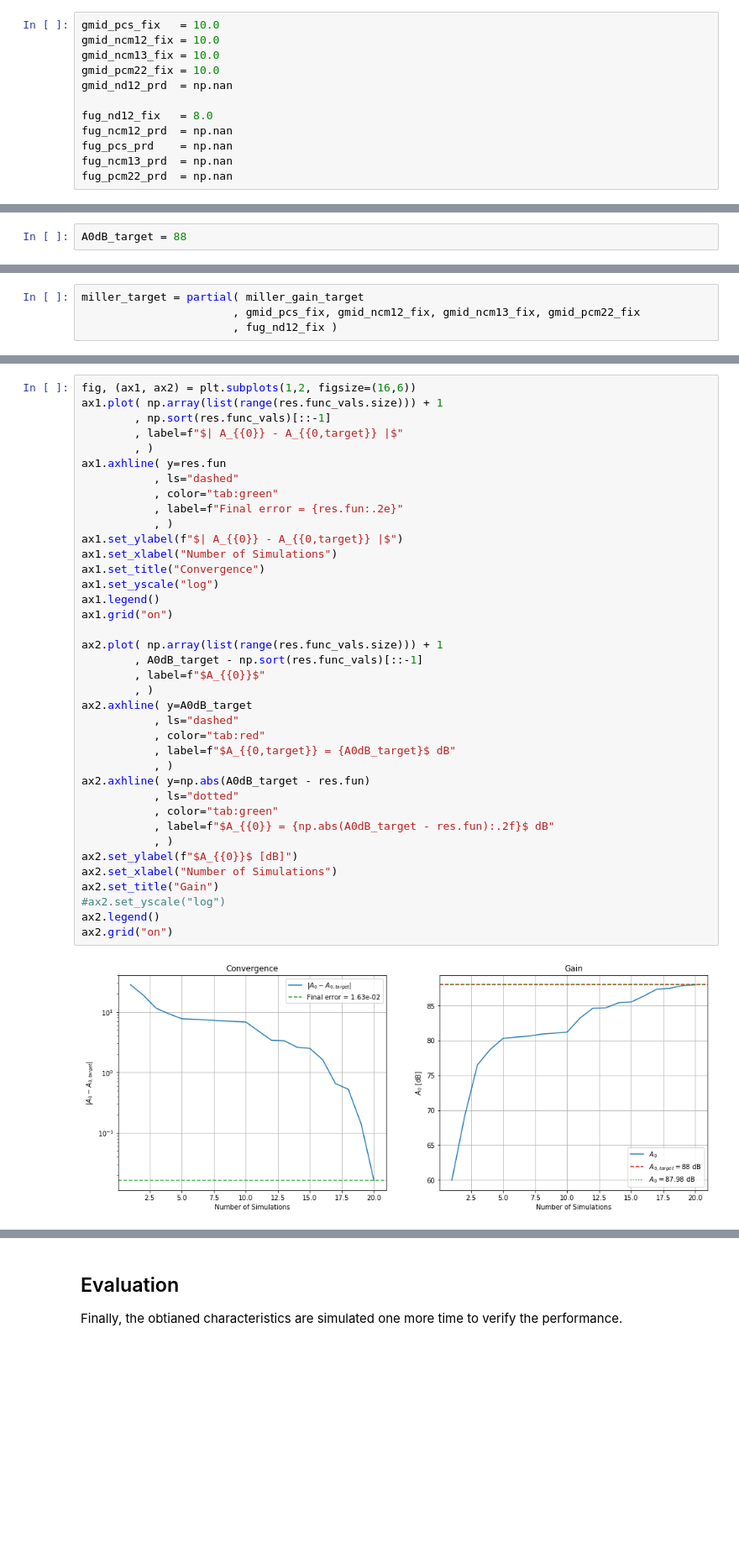
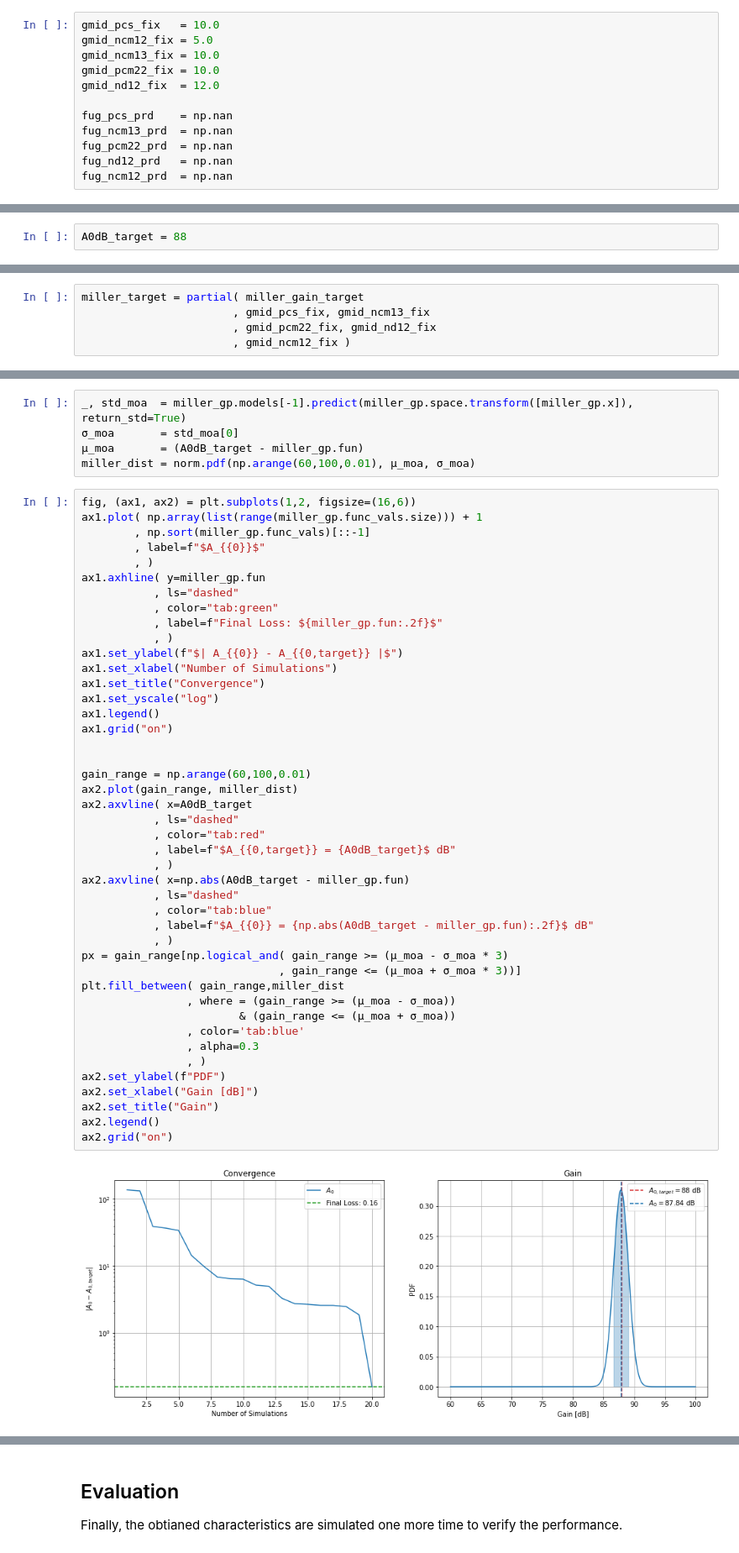
Before and after one commit to AugustUnderground/smacd2021-b4.4, a Jupyter notebook: notebooks/moa_sizing.ipynb, the cells around one changed output, grey strips where cells are left out. Shown at 84% size. Drawn from its saved outputs; the diff is of its cells as text; blank space fills up the shorter version.

```diff
--- a/notebooks/moa_sizing.ipynb
+++ b/notebooks/moa_sizing.ipynb
@@ -355,13 +355,13 @@ The remaining parameters are fixed to reduce the search space.
 # %%
 gmid_pcs_fix   = 10.0
-gmid_ncm12_fix = 10.0
+gmid_ncm12_fix = 5.0
 gmid_ncm13_fix = 10.0
 gmid_pcm22_fix = 10.0
-gmid_nd12_prd  = np.nan
+gmid_nd12_fix  = 12.0
 
-fug_nd12_fix   = 8.0
-fug_ncm12_prd  = np.nan
 fug_pcs_prd    = np.nan
 fug_ncm13_prd  = np.nan
 fug_pcm22_prd  = np.nan
+fug_nd12_prd   = np.nan
+fug_ncm12_prd  = np.nan
 # %% [markdown]
@@ -385,5 +385,6 @@ Apply fixed parameters
 # %%
 miller_target = partial( miller_gain_target
-                       , gmid_pcs_fix, gmid_ncm12_fix, gmid_ncm13_fix, gmid_pcm22_fix
-                       , fug_nd12_fix )
+                       , gmid_pcs_fix, gmid_ncm13_fix
+                       , gmid_pcm22_fix, gmid_nd12_fix
+                       , gmid_ncm12_fix )
 # %% [markdown]
@@ -407,40 +406,51 @@ res = gp_minimize( lambda f: miller_target(*f)      # Gain Target Function
+# %%
+_, std_moa  = miller_gp.models[-1].predict(miller_gp.space.transform([miller_gp.x]), return_std=True)
+σ_moa       = std_moa[0]
+μ_moa       = (A0dB_target - miller_gp.fun)
+miller_dist = norm.pdf(np.arange(60,100,0.01), μ_moa, σ_moa)
 # %%
 fig, (ax1, ax2) = plt.subplots(1,2, figsize=(16,6))
-ax1.plot( np.array(list(range(res.func_vals.size))) + 1
-        , np.sort(res.func_vals)[::-1]
-        , label=f"$| A_{{0}} - A_{{0,target}} |$"
+ax1.plot( np.array(list(range(miller_gp.func_vals.size))) + 1
+        , np.sort(miller_gp.func_vals)[::-1]
+        , label=f"$A_{{0}}$"
         , )
-ax1.axhline( y=res.fun
+ax1.axhline( y=miller_gp.fun
            , ls="dashed"
            , color="tab:green"
-           , label=f"Final error = {res.fun:.2e}"
+           , label=f"Final Loss: ${miller_gp.fun:.2f}$"
            , )
 ax1.set_ylabel(f"$| A_{{0}} - A_{{0,target}} |$")
 ax1.set_xlabel("Number of Simulations")
 ax1.set_title("Convergence")
 ax1.set_yscale("log")
 ax1.legend()
 ax1.grid("on")
 
-ax2.plot( np.array(list(range(res.func_vals.size))) + 1
-        , A0dB_target - np.sort(res.func_vals)[::-1]
-        , label=f"$A_{{0}}$"
-        , )
-ax2.axhline( y=A0dB_target
+
+gain_range = np.arange(60,100,0.01)
+ax2.plot(gain_range, miller_dist)
+ax2.axvline( x=A0dB_target
            , ls="dashed"
            , color="tab:red"
            , label=f"$A_{{0,target}} = {A0dB_target}$ dB"
            , )
-ax2.axhline( y=np.abs(A0dB_target - res.fun)
-           , ls="dotted"
-           , color="tab:green"
-           , label=f"$A_{{0}} = {np.abs(A0dB_target - res.fun):.2f}$ dB"
+ax2.axvline( x=np.abs(A0dB_target - miller_gp.fun)
+           , ls="dashed"
+           , color="tab:blue"
+           , label=f"$A_{{0}} = {np.abs(A0dB_target - miller_gp.fun):.2f}$ dB"
            , )
-ax2.set_ylabel(f"$A_{{0}}$ [dB]")
-ax2.set_xlabel("Number of Simulations")
+px = gain_range[np.logical_and( gain_range >= (μ_moa - σ_moa * 3)
+                              , gain_range <= (μ_moa + σ_moa * 3))]
+plt.fill_between( gain_range,miller_dist
+                , where = (gain_range >= (μ_moa - σ_moa))
+                        & (gain_range <= (μ_moa + σ_moa))
+                , color='tab:blue'
+                , alpha=0.3
+                , )
+ax2.set_ylabel(f"PDF")
+ax2.set_xlabel("Gain [dB]")
 ax2.set_title("Gain")
-#ax2.set_yscale("log")
 ax2.legend()
 ax2.grid("on")
 # %% [output]
-[figure, old version]
+[figure, new version]
```
Also changed, not shown: parts of 15 cells of this notebook.
